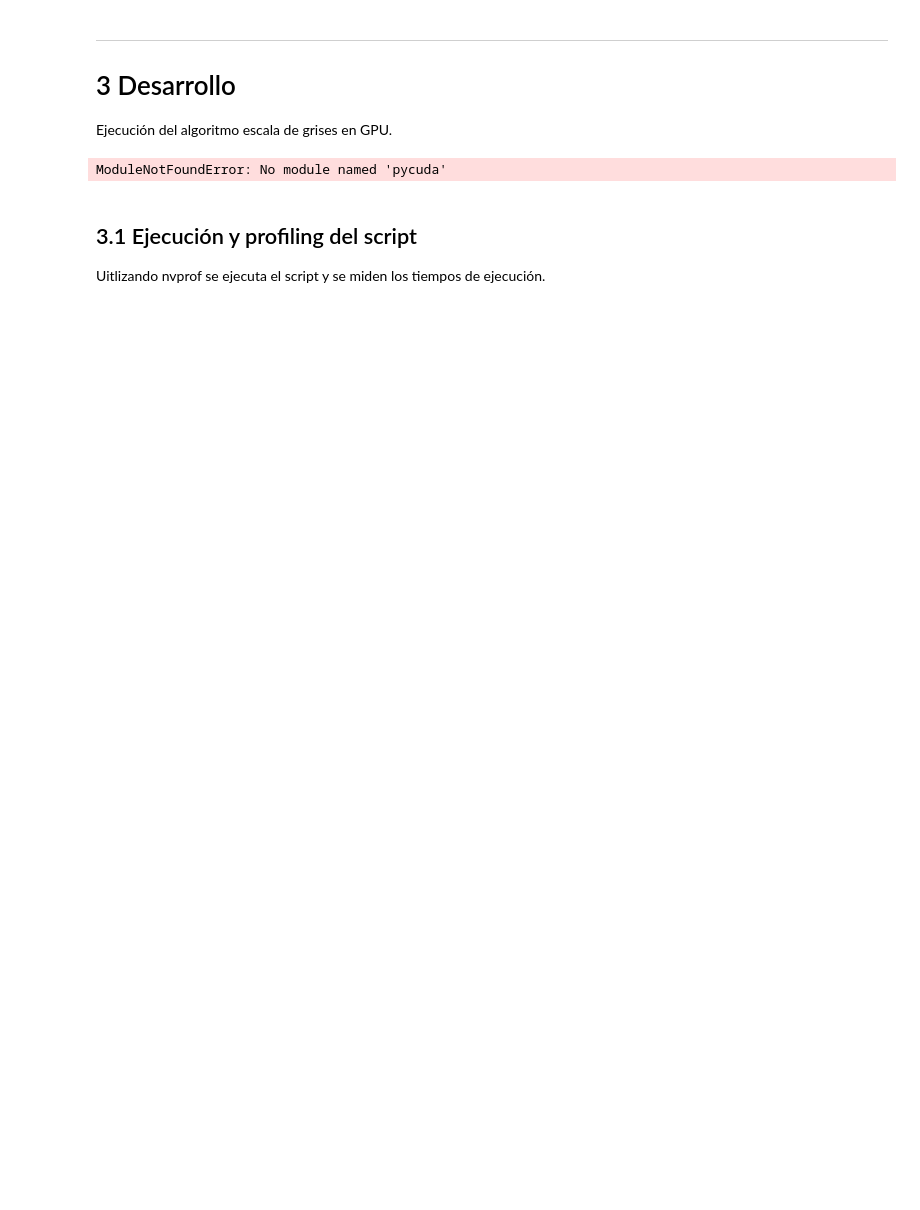
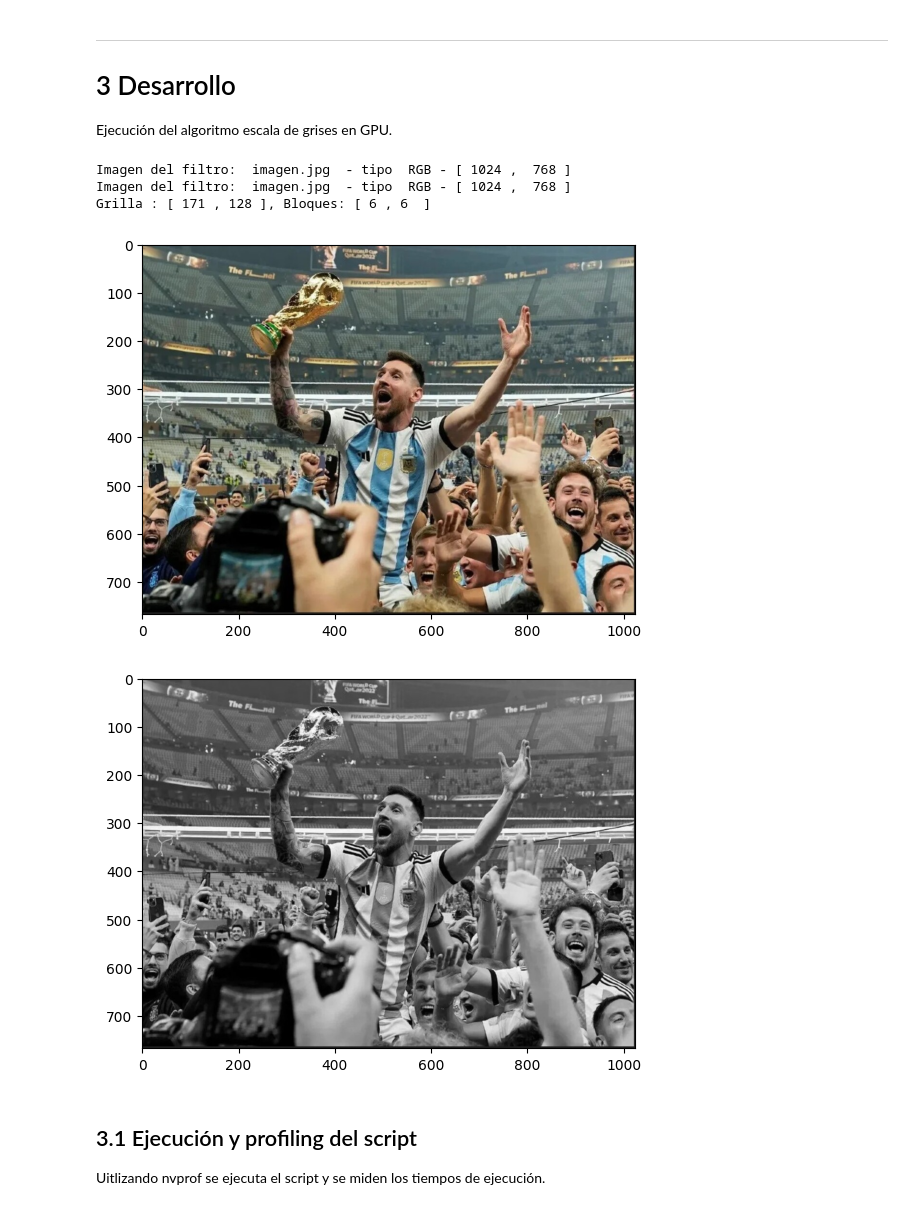
Before and after one commit to leansandoval/ProgramacionConcurrente, a Jupyter notebook: Trabajos Prácticos/GPU/Escala de Grises/Trabajo Práctico - Escala de Grises.ipynb, the cells around one changed output. Saved outputs shown, nothing was run; the diff lists cells and outputs as text; code cells hidden in the pictures; blank space fills up the shorter version.

```diff
--- a/Trabajos Prácticos/GPU/Escala de Grises/Trabajo Práctico - Escala de Grises.ipynb
+++ b/Trabajos Prácticos/GPU/Escala de Grises/Trabajo Práctico - Escala de Grises.ipynb
@@ -71,10 +50,10 @@ error: failed-wheel-build-for-install
 # 3 Desarrollo
 Ejecución del algoritmo escala de grises en GPU.
 # %%
-#Comentar esta linea para mostrar las imagenes
+# Comentar esta linea para mostrar las imagenes
 #%%writefile filter_image.py
 
-#Comentar esta linea para medir los tiempos
+# Comentar esta linea para medir los tiempos
 %matplotlib inline
 
 import matplotlib.pyplot as plt
@@ -88,7 +67,7 @@ from pycuda.compiler import SourceModule
 img_nombre = 'imagen.jpg'
 image = Image.open( img_nombre )
 
-# summarize some details about the image
+# Summarize some details about the image
 img_ancho, img_alto  = image.size
 
 # -----------------------------------------------------------------------------
@@ -135,40 +114,40 @@ dim_hilo_x = 6
 dim_bloque_x = int( (img_ancho+dim_hilo_x-1) / dim_hilo_x )
 
 dim_hilo_y = 6
 dim_bloque_y = int( (img_alto+dim_hilo_y-1) / dim_hilo_y )
 
 # -----------------------------------------------------------------------------
-kernel( numpy.int32(img_ancho), numpy.int32(img_alto), img_O_gpu, img_R_gpu,
-        block=( dim_hilo_x, dim_hilo_y, 1 ),
-        grid=(dim_bloque_x, dim_bloque_y,1) )
-
-
+kernel( numpy.int32(img_ancho), numpy.int32(img_alto), img_O_gpu, img_R_gpu, block=( dim_hilo_x, dim_hilo_y, 1 ), grid=(dim_bloque_x, dim_bloque_y,1) )
 
 # -----------------------------------------------------------------------------
 cuda.memcpy_dtoh( img_R_cpu, img_R_gpu )
 
 img_O_gpu.free()
 img_R_gpu.free()
 
 # -----------------------------------------------------------------------------
 # Muestro los atributos de la imagen y como se ve antes del seudo filtro.
 print("Imagen del filtro: ", img_nombre , " - tipo " , image.mode , "- [" , img_ancho , ", " , img_alto , "]" )
+
 # -----------------------------------------------------------------------------
 # Muestro los atributos de la imagen y como se ve antes del seudo filtro.
 print("Imagen del filtro: ", img_nombre , " - tipo " , image.mode , "- [" , img_ancho , ", " , img_alto , "]" )
 print( "Grilla : [", dim_bloque_x, ",", dim_bloque_y, "], Bloques: [", dim_hilo_x, ",", dim_hilo_y, " ] "  )
-
 
 # -----------------------------------------------------------------------------
 # Muestro la imagen Original el filtro.
 plt.figure()
 imgplot=plt.imshow( img_O_cpu )
 
 # Muestro la imagen luego de aplicarle el filtro.
 plt.figure()
 imgplot=plt.imshow( img_R_cpu )
 # %% [output]
-ModuleNotFoundError: No module named 'pycuda'
+Imagen del filtro:  imagen.jpg  - tipo  RGB - [ 1024 ,  768 ]
+Imagen del filtro:  imagen.jpg  - tipo  RGB - [ 1024 ,  768 ]
+Grilla : [ 171 , 128 ], Bloques: [ 6 , 6  ]
+[figure, added]
+[figure, added]
 # %% [markdown]
 ## 3.1 Ejecución y profiling del script
 
```
Also changed, not shown: parts of 3 cells of this notebook.
